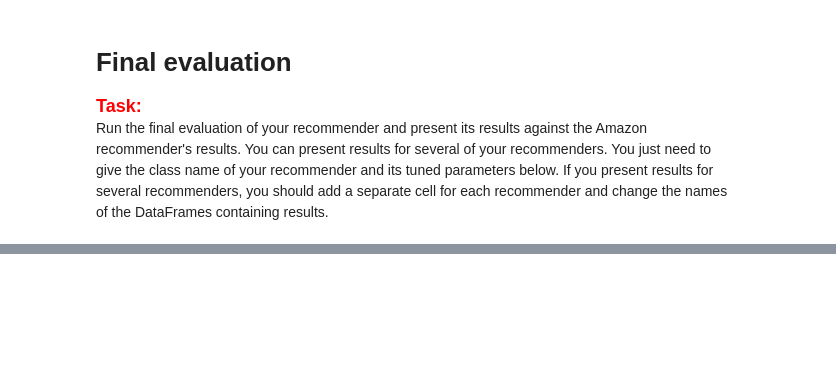
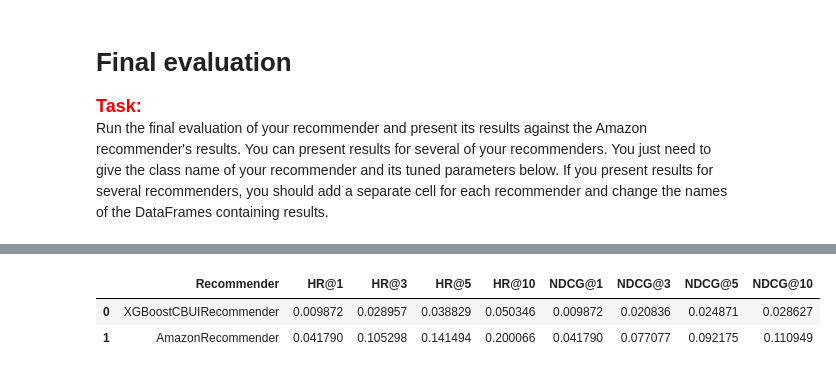
Before and after one commit to awrb/rek-projekt1, a Jupyter notebook: project_1_recommender_and_evaluation.ipynb, the cells around one changed output, grey strips where cells are left out. Drawn from its saved outputs; the diff is of its cells as text; code cells hidden in the pictures; blank space fills up the shorter version.

Commit message:
Add solution trained on the entire dataset

```diff
--- a/project_1_recommender_and_evaluation.ipynb
+++ b/project_1_recommender_and_evaluation.ipynb
@@ -652,14 +614,15 @@ KeyboardInterrupt
 <span style="color:red"><font size="4">**Task:**</font></span><br>
 Run the final evaluation of your recommender and present its results against the Amazon recommender's results. You can present results for several of your recommenders. You just need to give the class name of your recommender and its tuned parameters below. If you present results for several recommenders, you should add a separate cell for each recommender and change the names of the DataFrames containing results.
 # %%
-cb_user_item_recommender = LinearRegressionCBUIRecommender(
-    **{'n_neg_per_pos': 7})  # Initialize your recommender here with the best params from tuning
+cb_user_item_recommender = XGBoostCBUIRecommender(
+    **{'learning_rate': 0.07187898898073367, 'max_depth': 8.0, 'min_samples_split': 20.0, 'n_estimators': 147.0, 'n_neg_per_pos': 7.0})
+# Initialize your recommender here with the best params from tuning
 
 # Give the name of your recommender in the line below
-linear_cbui_tts_results = [['LinearRegressionCBUIRecommender'] + list(evaluate_train_test_split_implicit(
+xgboost_cbui_tts_results = [['XGBoostCBUIRecommender'] + list(evaluate_train_test_split_implicit(
     cb_user_item_recommender, interactions_df, items_df))]
 
-linear_cbui_tts_results = pd.DataFrame(
-    linear_cbui_tts_results, columns=['Recommender', 'HR@1', 'HR@3', 'HR@5', 'HR@10', 'NDCG@1', 'NDCG@3', 'NDCG@5', 'NDCG@10'])
+xgboost_cbui_tts_results = pd.DataFrame(
+    xgboost_cbui_tts_results, columns=['Recommender', 'HR@1', 'HR@3', 'HR@5', 'HR@10', 'NDCG@1', 'NDCG@3', 'NDCG@5', 'NDCG@10'])
 
-display(HTML(linear_cbui_tts_results.to_html()))
+display(HTML(xgboost_cbui_tts_results.to_html()))
@@ -678,3 +647,7 @@ display(HTML(amazon_tts_results.to_html()))
 # %%
-tts_results = pd.concat([linear_cbui_tts_results, amazon_tts_results]).reset_index(drop=True)
+tts_results = pd.concat([xgboost_cbui_tts_results, amazon_tts_results]).reset_index(drop=True)
 display(HTML(tts_results.to_html()))
+# %% [output]
+|  | Recommender | HR@1 | HR@3 | HR@5 | HR@10 | NDCG@1 | NDCG@3 | NDCG@5 | NDCG@10 |
+| 0 | XGBoostCBUIRecommender | 0.009872 | 0.028957 | 0.038829 | 0.050346 | 0.009872 | 0.020836 | 0.024871 | 0.028627 |
+| 1 | AmazonRecommender | 0.041790 | 0.105298 | 0.141494 | 0.200066 | 0.041790 | 0.077077 | 0.092175 | 0.110949 |
```
Also changed, not shown: parts of 12 cells of this notebook, 1 other file.
